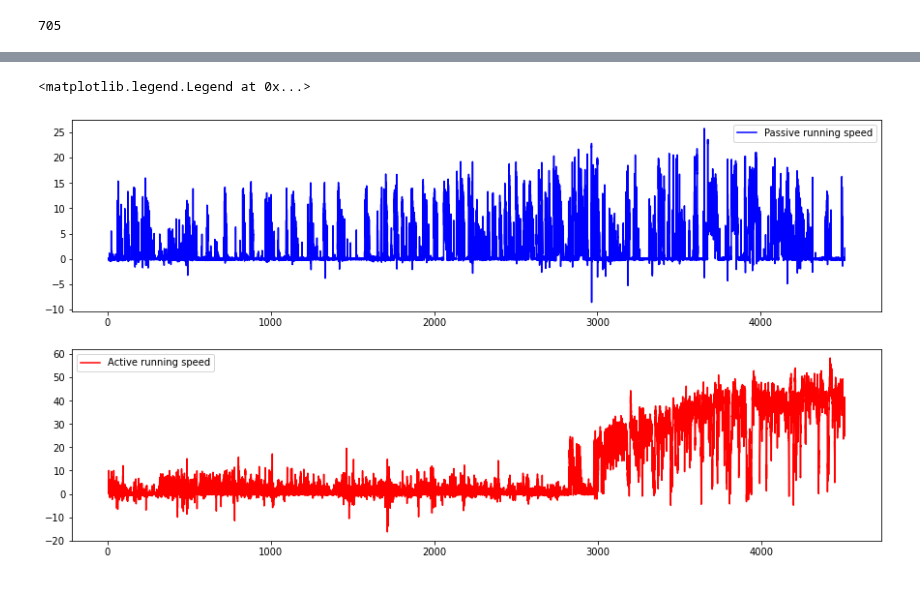
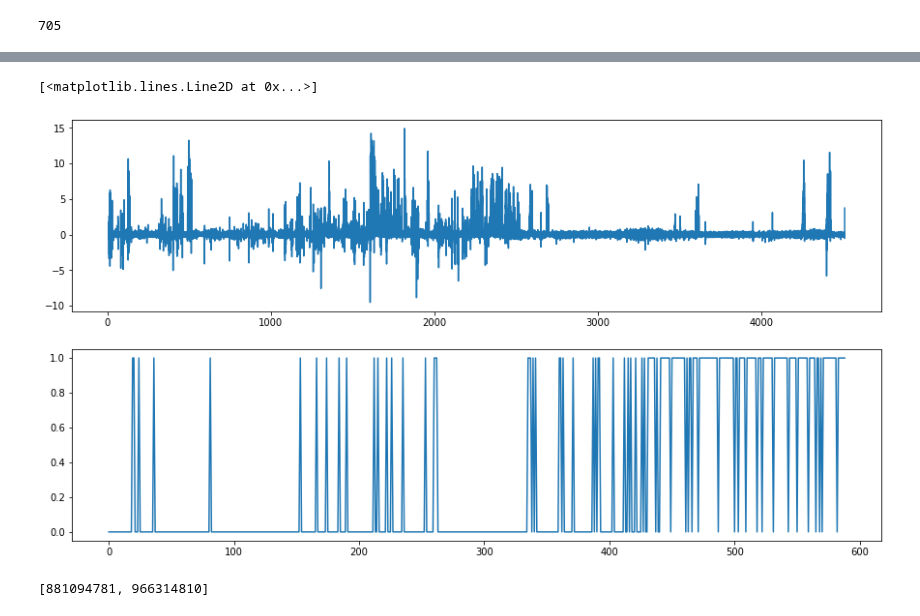
Before and after one commit to MiladQolami/NeuroMatch_2022_group_project, a Jupyter notebook: Coding_Exercise.ipynb, the cells around one changed output, grey strips where cells are left out. Saved outputs shown, nothing was run; the diff lists cells and outputs as text; code cells hidden in the pictures.

```diff
--- a/Coding_Exercise.ipynb
+++ b/Coding_Exercise.ipynb
@@ -405,8 +392,20 @@ for n,id in enumerate(active_behavior_session_ids):
+# %%
+a = active_behavior_sessions[active_behavior_session_ids[9]]
+b = a.trials.miss
+
+c = a.running_speed
+plt.subplot(2,1,1)
+plt.plot(c.timestamps,c.speed)
+plt.subplot(2,1,2)
+plt.plot(b)
+# %% [output]
+[<matplotlib.lines.Line2D at 0x...>]
+[figure, added]
 # %%
 # 5) Download Ophys Experiment files
-passive_experiments = {}
-passive_experiment_IDs = []
-for passive_experiment_id_list in passive_experiment_ids:
+passive_ophys_experiments = {}
+passive_experiment_ids = []
+for id in passive_experiment_ids:
   for passive_experiment_id in passive_experiment_id_list:
     passive_experiment_IDs.append(passive_experiment_id)
     passive_experiments[passive_experiment_id] = cache.get_behavior_ophys_experiment(passive_experiment_id)
@@ -417,19 +416,5 @@ for active_experiment_id_list in active_experiment_ids:
     for active_experiment_id in active_experiment_id_list:
       active_experiment_IDs.append(active_experiment_id)
       active_experiments[active_experiment_id] = cache.get_behavior_ophys_experiment(active_experiment_id)
+# %% [output]
+[881094781, 966314810]
-# %%
-
-# Running speed during a passive session
-plt.subplot(2,1,1)
-plt.plot(passive_experiments[passive_experiment_IDs[0]].running_speed.timestamps.values,
-         passive_experiments[passive_experiment_IDs[0]].running_speed.speed.values,'b',label = "Passive running speed")
-plt.legend()
-
-# Running speed during a passive session
-plt.subplot(2,1,2)
-plt.plot(active_experiments[active_experiment_IDs[0]].running_speed.timestamps.values,
-         active_experiments[active_experiment_IDs[0]].running_speed.speed.values,'r',label = "Active running speed")
-plt.legend()
-# %% [output]
-<matplotlib.legend.Legend at 0x...>
-[figure, removed]
```
Also changed, not shown: parts of 4 cells of this notebook.
